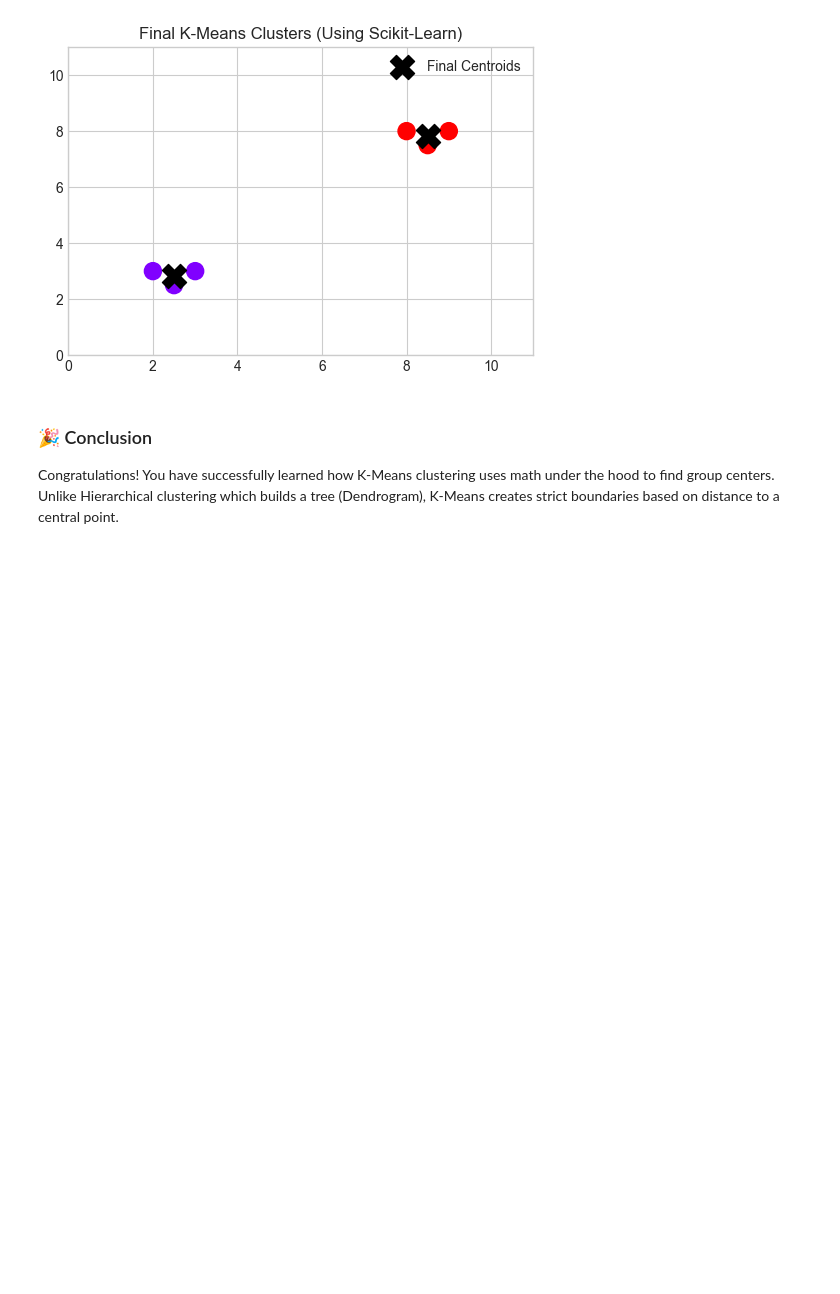
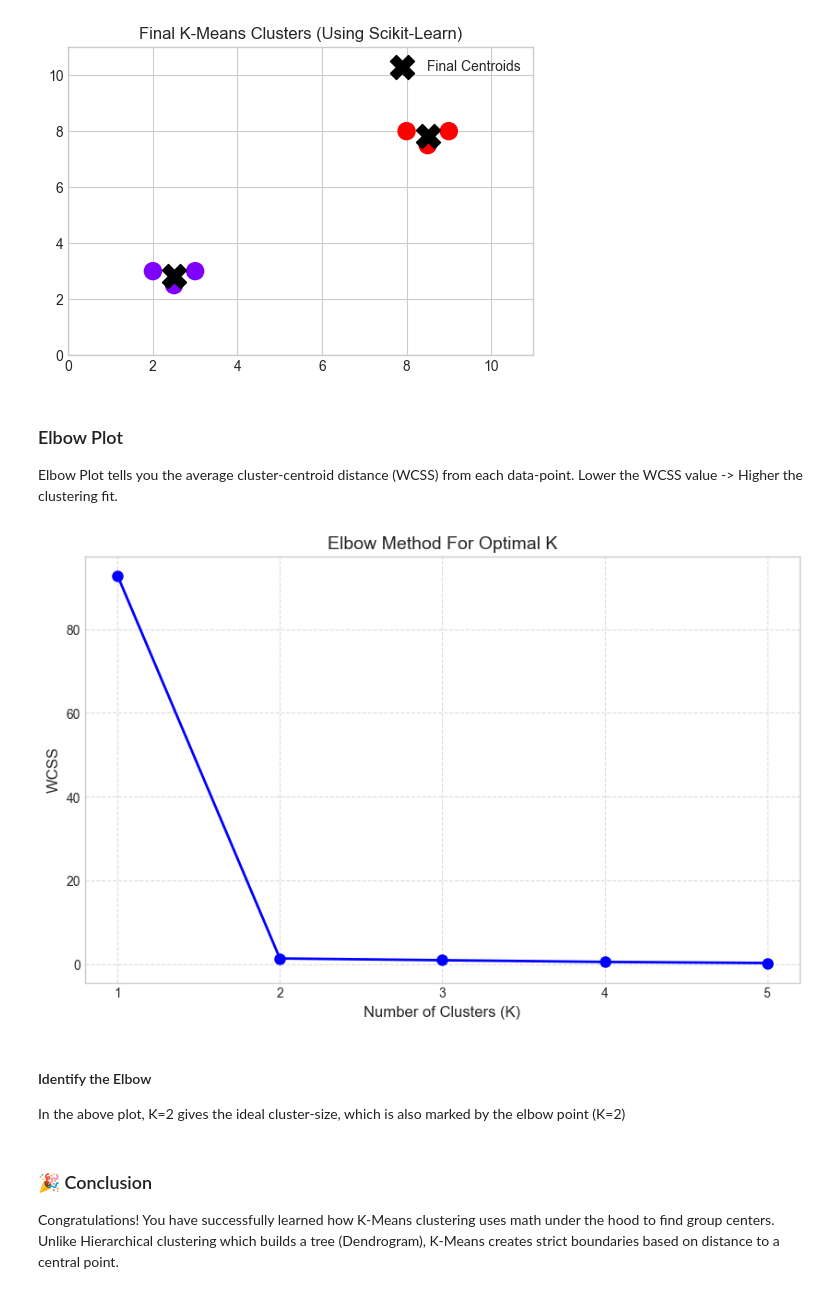
Before and after one commit to sujeet-banerjee/ai_ml_tutor_examples, a Jupyter notebook: trial/suz/aiml/kmeans/Kmeans2-mock.ipynb, the cells around one changed output. Cells and saved outputs as stored; diff of their text form; code cells hidden in the pictures; blank space fills up the shorter version.

```diff
--- a/trial/suz/aiml/kmeans/Kmeans2-mock.ipynb
+++ b/trial/suz/aiml/kmeans/Kmeans2-mock.ipynb
@@ -185,6 +185,42 @@ Final Scikit-Learn Centroids:
  [[2.5  2.83]
  [8.5  7.83]]
 [figure]
+# %% [markdown]
+### Elbow Plot
+Elbow Plot tells you the average cluster-centroid distance (WCSS) from each data-point. Lower the WCSS value -> Higher the clustering fit.
+# %%
+def plot_elbow(df):
+    wcss = []
+    k_max = min(len(df), 11)
+    k_range = range(1, k_max)
+
+    for k in k_range:
+        # Initialize KMeans with k clusters, using k-means++ for smarter initialization
+        kmeans = KMeans(n_clusters=k, init='k-means++', random_state=42)
+
+        # Fit the model to the data
+        # NOTE: Replace 'X' with the actual variable name of your processed data (e.g., df or X_scaled)
+        kmeans.fit(df)
+
+        # Append the WCSS (inertia) to the list
+        wcss.append(kmeans.inertia_)
+
+    # Plot the Elbow diagram
+    plt.figure(figsize=(10, 6))
+    plt.plot(k_range, wcss, marker='o', linestyle='-', color='b', linewidth=2, markersize=8)
+    plt.title('Elbow Method For Optimal K', fontsize=14)
+    plt.xlabel('Number of Clusters (K)', fontsize=12)
+    plt.ylabel('WCSS', fontsize=12)
+    plt.xticks(k_range)
+    plt.grid(True, linestyle='--', alpha=0.7)
+    plt.show()
+# %%
+plot_elbow(data)
+# %% [output]
+[figure, added]
+# %% [markdown]
+#### Identify the Elbow
+In the above plot, K=2 gives the ideal cluster-size, which is also marked by the elbow point (K=2)
 # %% [markdown]
 ### 🎉 Conclusion
 Congratulations! You have successfully learned how K-Means clustering uses math under the hood to find group centers.
```
Also changed, not shown: 25 other files.
